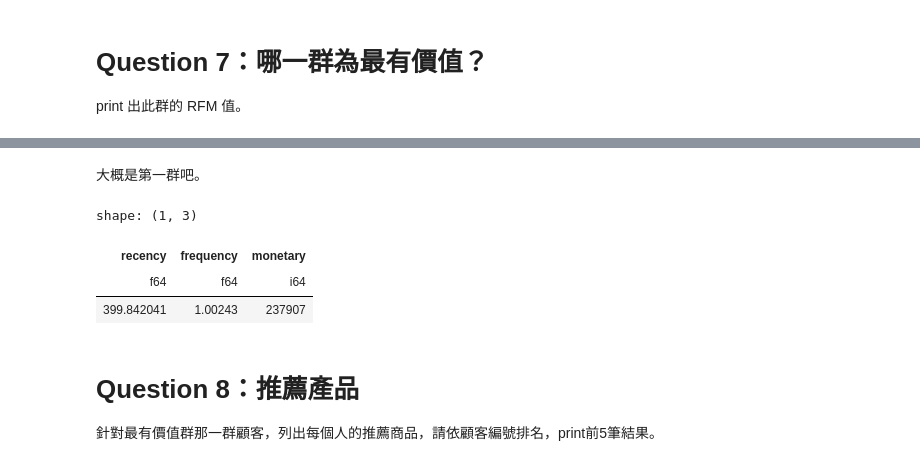
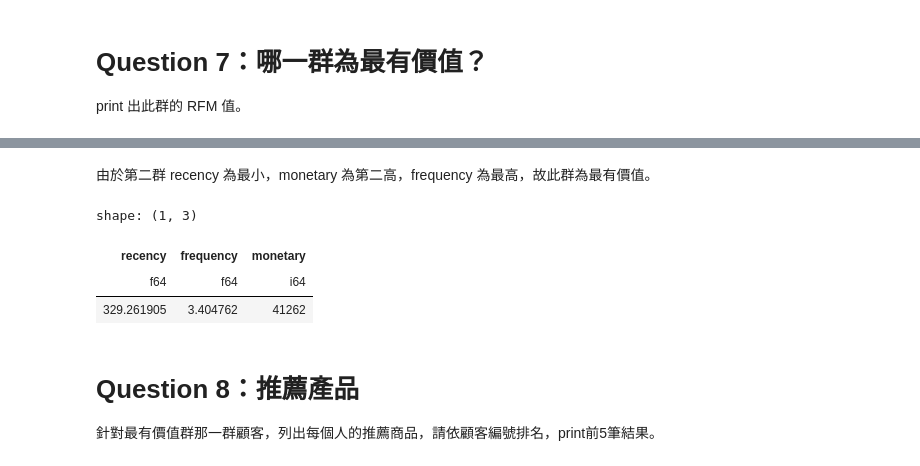
Before and after one commit to pan93412/nkust-homework, a Jupyter notebook: semester-5/business-platform-design/hw10/hw10-polars.ipynb, the cells around one changed output, grey strips where cells are left out. Drawn from its saved outputs; the diff is of its cells as text; code cells hidden in the pictures.

```diff
--- a/semester-5/business-platform-design/hw10/hw10-polars.ipynb
+++ b/semester-5/business-platform-design/hw10/hw10-polars.ipynb
@@ -573,16 +554,16 @@ shape: (5, 4)
-# %% [markdown]
-大概是第一群吧。
+# %% [markdown]
+由於第二群 recency 為最小，monetary 為第二高，frequency 為最高，故此群為最有價值。
 # %%
-four_cluster_df.filter(pl.col("cluster") == 1).select(
+four_cluster_df.filter(pl.col("cluster") == 2).select(
     recency=pl.col("recency").mean(),
     frequency=pl.col("frequency").mean(),
     monetary=pl.col("monetary").sum(),
 )
 # %% [output]
 shape: (1, 3)
 | recency | frequency | monetary |
 | f64 | f64 | i64 |
-| 399.842041 | 1.00243 | 237907 |
+| 329.261905 | 3.404762 | 41262 |
 # %% [markdown]
 # Question 8：推薦產品
 
```
Also changed, not shown: parts of 18 cells of this notebook.
